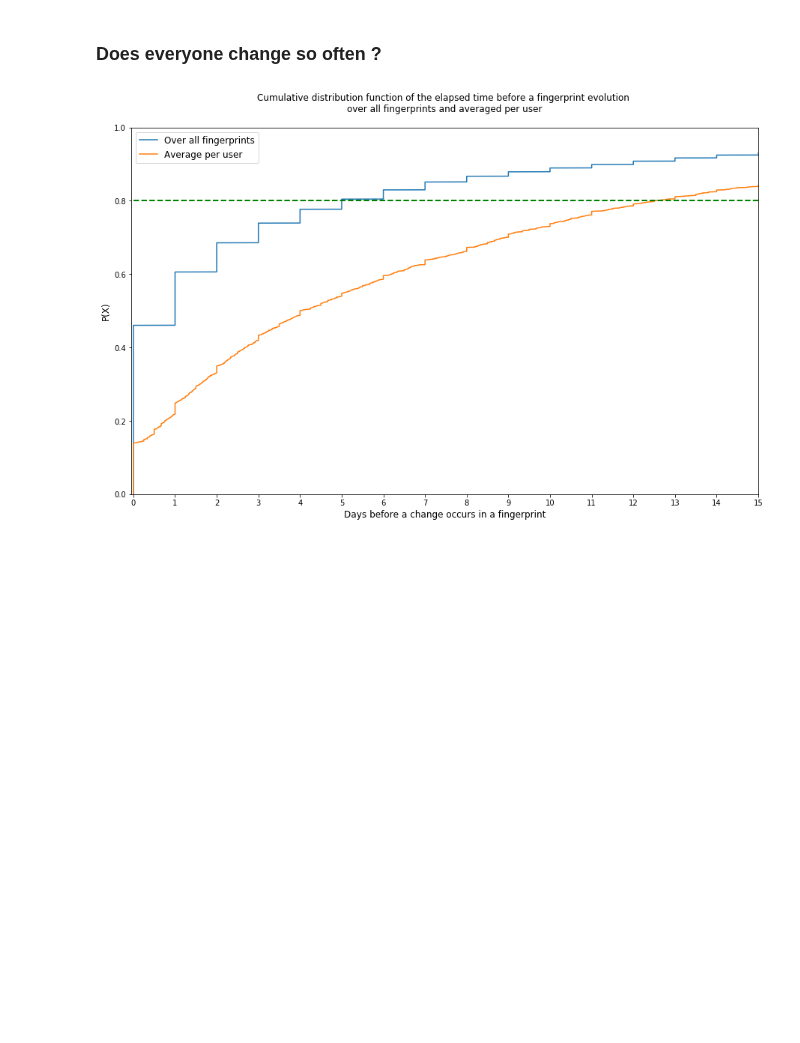
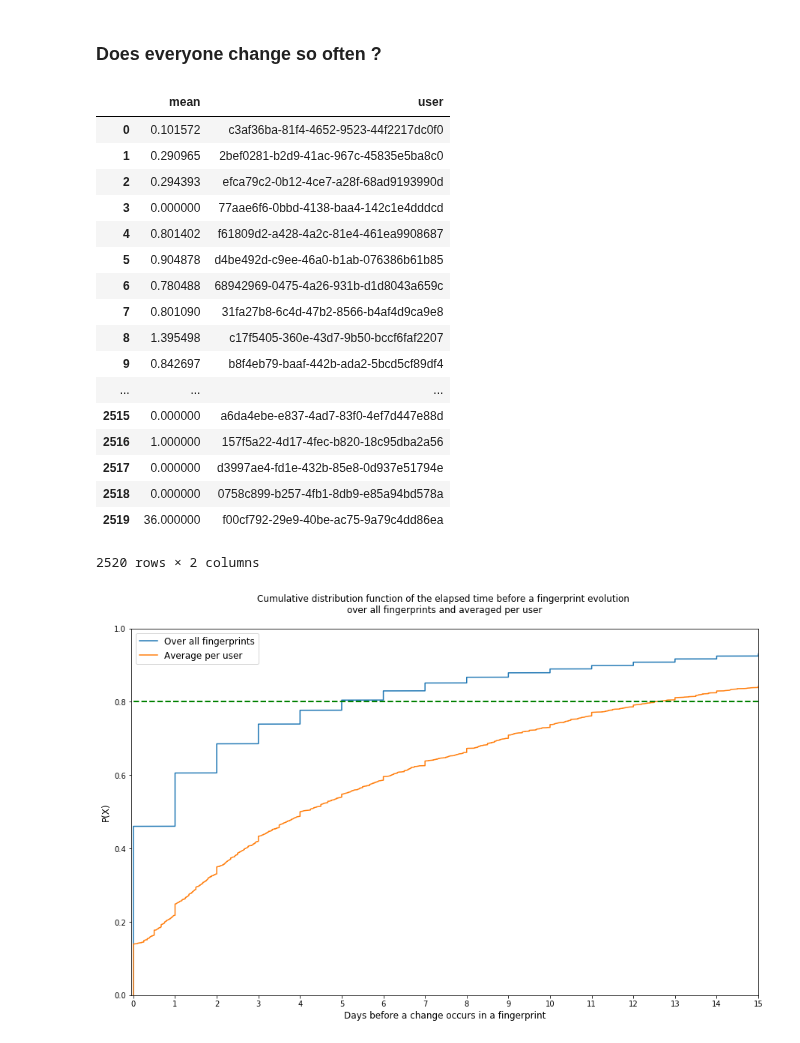
Before and after one commit to mGosset/BrowserFingerprint, a Jupyter notebook: notebooks/exploratory/analyse_empreintes.ipynb, the cells around one changed output. Saved outputs shown, nothing was run; the diff lists cells and outputs as text; code cells hidden in the pictures; blank space fills up the shorter version.

```diff
--- a/notebooks/exploratory/analyse_empreintes.ipynb
+++ b/notebooks/exploratory/analyse_empreintes.ipynb
@@ -896,45 +871,67 @@ for user_id in df_user_more_2_fingerprints['index']:
     df_filtered_id = df_consistent[df_consistent['id']==user_id].sort_values('creationDate')
 
     # delete columns not to be analyzed (0 for line ans 1 for column)
-    df_filtered_counter = df_filtered_id.drop('counter', 1)
-    df_filtered_endDate = df_filtered_counter.drop('endDate', 1)
-    df_filtered_consistent = df_filtered_endDate.drop('consistent', 1)
-    df_filtered_date = df_filtered_consistent.drop('creationDate', 1)
+#     df_filtered_counter = df_filtered_id.drop('counter', 1)
+#     df_filtered_endDate = df_filtered_counter.drop('endDate', 1)
+#     df_filtered_consistent = df_filtered_endDate.drop('consistent', 1)
+#     df_filtered_date = df_filtered_consistent.drop('creationDate', 1)
+
+    df_filtered_date = df_filtered_id.drop('counter', 1).drop('endDate', 1).drop('consistent', 1).drop('creationDate', 1)
 
     liste_time = []
 
     first_line = df_filtered_date.iloc[0]
     list_first_line = list(first_line)
 
     first_value_date = df_filtered_id.iloc[0]['creationDate']
     last_value_date = df_filtered_id.iloc[-1]['creationDate']
 
     # for each line of group of fingerprints of the user
     for line in range(1, len(df_filtered_date)):
         line_entire=df_filtered_date.iloc[line]
         list_line_entire = list(line_entire)
 
         # if line next is defferent to previous line then storage of number of days between the two lines
         if list_line_entire != list_first_line:
             date_line = df_filtered_id.iloc[line]['creationDate']
             liste_time.append((date_line-first_value_date).days)
             first_value_date = df_filtered_id.iloc[line]['creationDate']
             first_line = line_entire
         # else the first line becomes the next
         else:
             first_line = line_entire
 
     # storage of all values in a single list for cumulative distribution for all fingerprints
-    list_all.extend(liste_time)
+#     list_all.append(np.nanmean(liste_time))
     # average of each list of values for each user
-    mean_liste=np.nanmean(liste_time)
+#     mean_liste=np.nanmean(liste_time)
     list_freq.append({
         'user':user_id,
-        'mean':mean_liste
+        'mean':np.nanmean(liste_time)
     })
 
 # for the visualization : creation a dataframe
 df_list_freq=pd.DataFrame(list_freq)
+df_list_freq
+# %% [output]
+|  | mean | user |
+| 0 | 0.101572 | c3af36ba-81f4-4652-9523-44f2217dc0f0 |
+| 1 | 0.290965 | 2bef0281-b2d9-41ac-967c-45835e5ba8c0 |
+| 2 | 0.294393 | efca79c2-0b12-4ce7-a28f-68ad9193990d |
+| 3 | 0.000000 | 77aae6f6-0bbd-4138-baa4-142c1e4dddcd |
+| 4 | 0.801402 | f61809d2-a428-4a2c-81e4-461ea9908687 |
+| 5 | 0.904878 | d4be492d-c9ee-46a0-b1ab-076386b61b85 |
+| 6 | 0.780488 | 68942969-0475-4a26-931b-d1d8043a659c |
+| 7 | 0.801090 | 31fa27b8-6c4d-47b2-8566-b4af4d9ca9e8 |
+| 8 | 1.395498 | c17f5405-360e-43d7-9b50-bccf6faf2207 |
+| 9 | 0.842697 | b8f4eb79-baaf-442b-ada2-5bcd5cf89df4 |
+| ... | ... | ... |
+| 2515 | 0.000000 | a6da4ebe-e837-4ad7-83f0-4ef7d447e88d |
+| 2516 | 1.000000 | 157f5a22-4d17-4fec-b820-18c95dba2a56 |
+| 2517 | 0.000000 | d3997ae4-fd1e-432b-85e8-0d937e51794e |
+| 2518 | 0.000000 | 0758c899-b257-4fb1-8db9-e85a94bd578a |
+| 2519 | 36.000000 | f00cf792-29e9-40be-ac75-9a79c4dd86ea |
+2520 rows × 2 columns
 # %%
 # graph
 # max_abs is the value for the maximum of the abscissa axe and probability = [0.0:1.0]
```
Also changed, not shown: parts of 13 cells of this notebook.
